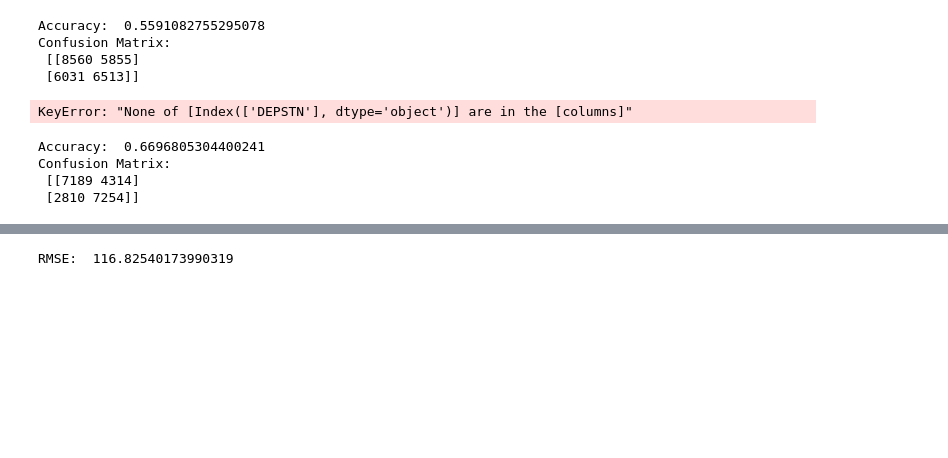
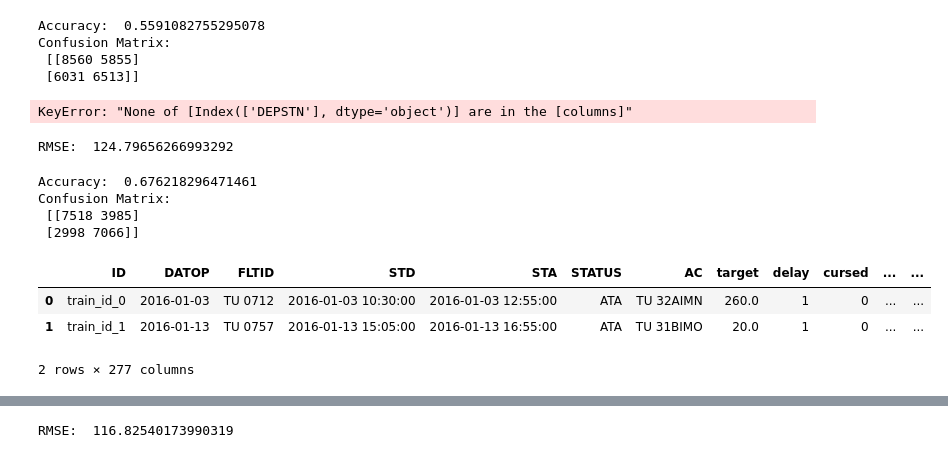
Before and after one commit to tanjina-hub/ml-project-fight-delay-prediction, a Jupyter notebook: EDA-and-modeling copy.ipynb, the cells around one changed output, grey strips where cells are left out. Cells and saved outputs as stored; diff of their text form; code cells hidden in the pictures; blank space fills up the shorter version.

```diff
--- a/EDA-and-modeling copy.ipynb
+++ b/EDA-and-modeling copy.ipynb
@@ -273,2 +142,0 @@ Name: count, dtype: int64
-# %%
-flight_delay_data['delay'] = flight_delay_data['tag'].dt.month
@@ -781,5 +495,44 @@ print("Confusion Matrix: \n", confusion_matrix(y_test, y_pred))
 # %% [output]
 KeyError: "None of [Index(['DEPSTN'], dtype='object')] are in the [columns]"
+# %%
+# Import necessary libraries
+from sklearn.model_selection import train_test_split
+from sklearn.linear_model import LogisticRegression
+from sklearn.metrics import mean_squared_error
+
+# Assume df is your DataFrame
+df = flight_delay_data
+
+# Convert categorical variables into numerical using one-hot encoding
+cat_features = ['DEPSTN', 'ARRSTN']
+df = pd.get_dummies(df, columns = cat_features)
+
+# Get a list of all the one-hot-encoded columns
+one_hot_cols = [col for col in df.columns if 'DEPSTN' in col or 'ARRSTN' in col]
+
+# Select feature columns
+feature_cols = one_hot_cols
+
+# Create X (features) and y (response)
+X = df[feature_cols]
+y = df['target']
+
+# Split X and y into training and testing sets
+X_train, X_test, y_train, y_test = train_test_split(X, y, random_state=0)
+
+# Instantiate model
+logreg = LogisticRegression()
+
+# Fit model to training data
+logreg.fit(X_train, y_train)
+
+# Make predictions on test data
+y_pred = logreg.predict(X_test)
+
+# Compute and print RMSE
+print("RMSE: ", mean_squared_error(y_test, y_pred, squared=False))
+# %% [output]
+RMSE:  124.79656266993292
 # %%
 # Import necessary libraries
 from sklearn.model_selection import train_test_split
@@ -798,6 +551,10 @@ one_hot_cols = [col for col in df.columns if 'DEPSTN' in col or 'ARRSTN' in col]
 
 # Select feature columns
 feature_cols = one_hot_cols
+
+feature_cols.append('month')
+feature_cols.append('STD_day')
+feature_cols.append('STD_hour')
 
 # Create X (features) and y (response)
 X = df[feature_cols]
@@ -821,7 +578,7 @@ print("Accuracy: ", accuracy_score(y_test, y_pred))
 # Print the Confusion Matrix
 print("Confusion Matrix: \n", confusion_matrix(y_test, y_pred))
 # %% [output]
-Accuracy:  0.6696805304400241
+Accuracy:  0.676218296471461
 Confusion Matrix:
- [[7189 4314]
- [2810 7254]]
+ [[7518 3985]
+ [2998 7066]]
@@ -827,0 +629,7 @@ Confusion Matrix:
+# %%
+df.head(2)
+# %% [output]
+|  | ID | DATOP | FLTID | STD | STA | STATUS | AC | target | delay | cursed | ... | ... |
+| 0 | train_id_0 | 2016-01-03 | TU 0712 | 2016-01-03 10:30:00 | 2016-01-03 12:55:00 | ATA | TU 32AIMN | 260.0 | 1 | 0 | ... | ... |
+| 1 | train_id_1 | 2016-01-13 | TU 0757 | 2016-01-13 15:05:00 | 2016-01-13 16:55:00 | ATA | TU 31BIMO | 20.0 | 1 | 0 | ... | ... |
+2 rows × 277 columns
```
Also changed, not shown: parts of 66 cells of this notebook.
